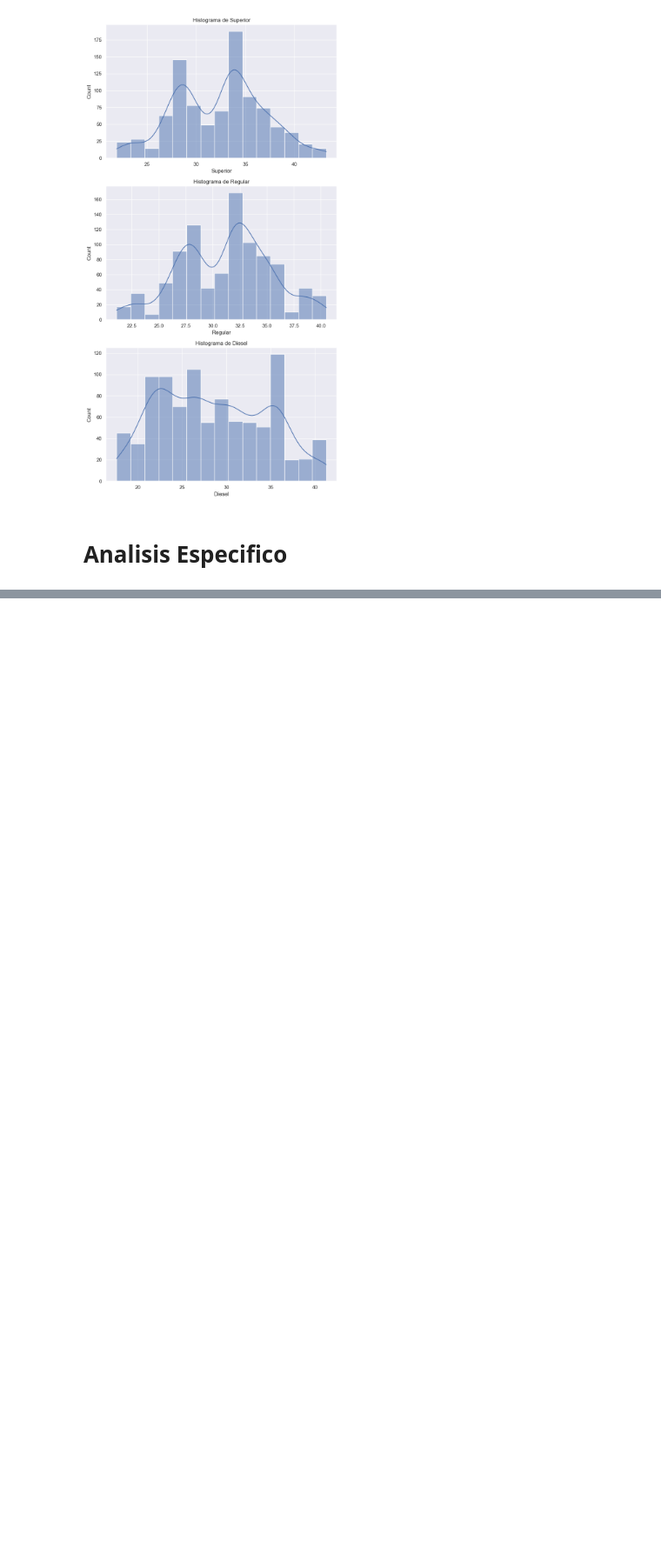
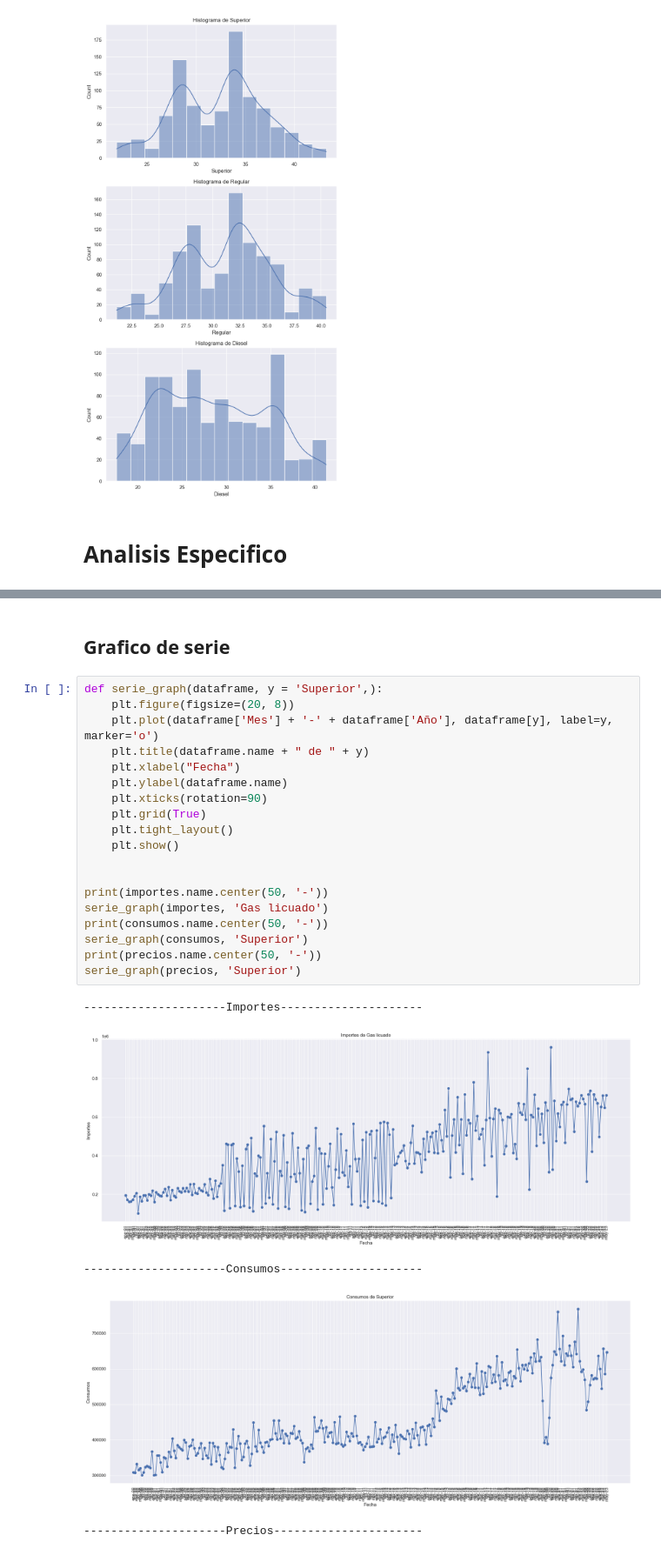
Before and after one commit to Estef072/Lab2-DS, a Jupyter notebook: Limpieza y Analisis.ipynb, the cells around one changed output, grey strips where cells are left out. Shown at 87% size. Drawn from its saved outputs; the diff is of its cells as text; blank space fills up the shorter version.

```diff
--- a/Limpieza y Analisis.ipynb
+++ b/Limpieza y Analisis.ipynb
@@ -179,0 +199,27 @@ dtype: object
+# %% [markdown]
+## Grafico de serie
+# %%
+def serie_graph(dataframe, y = 'Superior',):
+    plt.figure(figsize=(20, 8))
+    plt.plot(dataframe['Mes'] + '-' + dataframe['Año'], dataframe[y], label=y, marker='o')
+    plt.title(dataframe.name + " de " + y)
+    plt.xlabel("Fecha")
+    plt.ylabel(dataframe.name)
+    plt.xticks(rotation=90)
+    plt.grid(True)
+    plt.tight_layout()
+    plt.show()
+
+
+print(importes.name.center(50, '-'))
+serie_graph(importes, 'Gas licuado')
+print(consumos.name.center(50, '-'))
+serie_graph(consumos, 'Superior')
+print(precios.name.center(50, '-'))
+serie_graph(precios, 'Superior')
+# %% [output]
+---------------------Importes---------------------
+[figure, added]
+---------------------Consumos---------------------
+[figure, added]
+---------------------Precios----------------------
```
Also changed, not shown: parts of 7 cells of this notebook, 1 other file.
